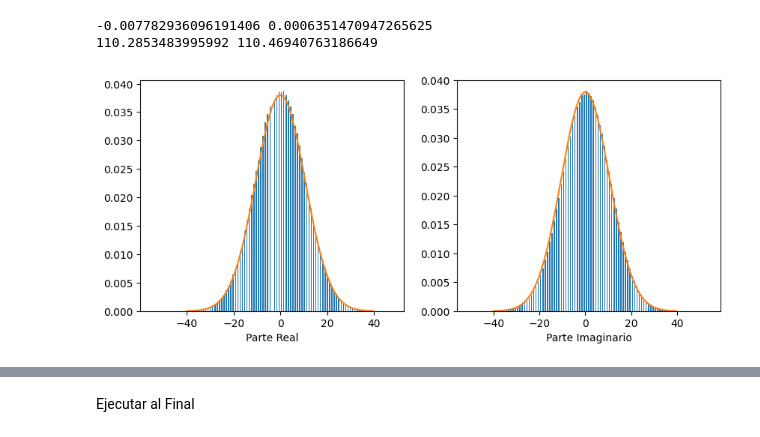
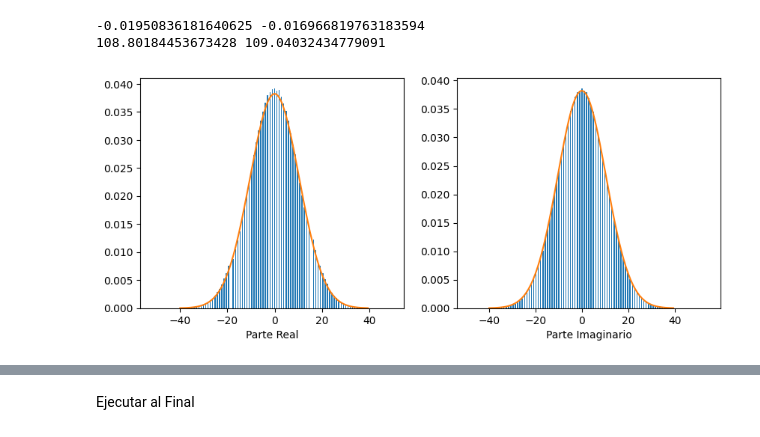
Before and after one commit to GastonFernandez00/Comunicaciones-Digitales, a Jupyter notebook: SDR Ejercicios/Ejercicio1.ipynb, the cells around one changed output, grey strips where cells are left out. Drawn from its saved outputs; the diff is of its cells as text; code cells hidden in the pictures.

```diff
--- a/SDR Ejercicios/Ejercicio1.ipynb
+++ b/SDR Ejercicios/Ejercicio1.ipynb
@@ -106,7 +110,7 @@ plotSpect(rxSignal,samplingRate)
 
 #   MEDIA   #
 
-# rxSignal = sdr.rx()
+rxSignal = sdr.rx()
 real = np.real(rxSignal);
 imag = np.imag(rxSignal);
 print(np.mean(real),np.mean(imag))
@@ -120,36 +124,36 @@ varianzaReal = np.var(real);
 desviacionReal = np.std(real)
 
 varianzaImag = np.var(imag);
 desviacionImag = np.std(imag)
 
 #2,3 y 4) Realizar un histograma, Normalizar el histograma para que el area encerrada sea igual a 1
 # y Superponer el histograma normalizado con una función de densidad de probabilidad (PDF) gaussiana teórica
 
 plt.figure(figsize=(10,4))
 
 plt.subplot(1,2,1)
 plt.xlabel("Parte Real")
 plt.hist(real, rwidth=.5, bins= 105, density=True)
 
 X = np.arange(-40,40,step = 0.5)
 gauss_real = (1/(np.sqrt(2*np.pi*varianzaReal)))*np.exp(-(pow((X-mediaReal),2)/(2*varianzaReal)))
 plt.plot(X,gauss_real)
 
 
 plt.subplot(1,2,2)
 plt.xlabel("Parte Imaginario")
 
 plt.hist(imag,rwidth=.5,bins= 105,density=True)
 
 X = np.arange(-40,40,step = 0.5)
 gauss_imag = (1/(np.sqrt(2*np.pi*varianzaImag)))*np.exp(-(pow((X-mediaImag),2)/(2*varianzaImag)))
 plt.plot(X,gauss_imag)
 
 plt.show()
 # %% [output]
--0.007782936096191406 0.0006351470947265625
-110.2853483995992 110.46940763186649
+-0.01950836181640625 -0.016966819763183594
+108.80184453673428 109.04032434779091
-[figure, old version]
+[figure, new version]
 # %%
 #Analizar la gaussianidad mediante un gráfico Q-Q haciendo uso de la función propia de python "qqplot"
 qqplot(real,line = 's')
```
Also changed, not shown: parts of 7 cells of this notebook, 1 other file.
